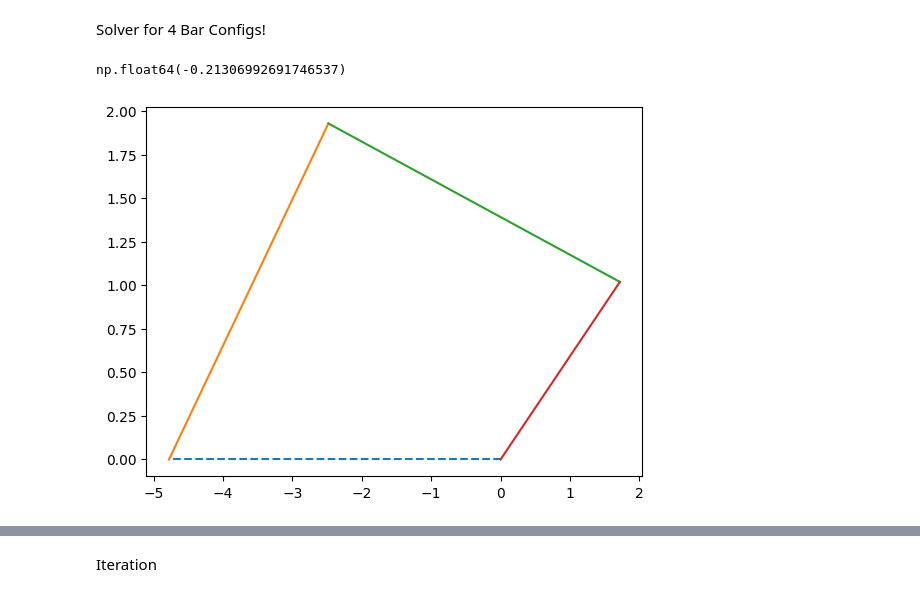
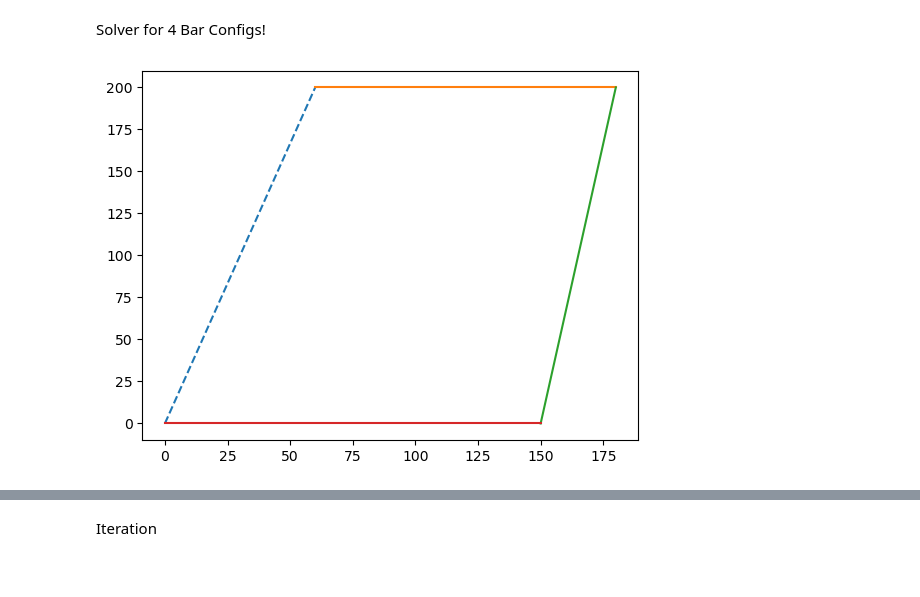
Before and after one commit to i-Dyke/MOHRA, a Jupyter notebook: 4BarSolver.ipynb, the cells around one changed output, grey strips where cells are left out. Saved outputs shown, nothing was run; the diff lists cells and outputs as text; code cells hidden in the pictures.

```diff
--- a/4BarSolver.ipynb
+++ b/4BarSolver.ipynb
@@ -6,21 +11,28 @@ import numpy as np
 # %%
 # Inputs
 
-lengths = {'G': 4.78, # Ground
-           '1': 3, # Drive Link
-           '2': 4.3, # Connector Link
-           '3': 2, # Output Link
+ground_x = 200
+ground_y = 60
+ground_ang = float(np.angle(ground_x + ground_y*1j))
+
+lengths = {'G': float(np.abs(ground_x + ground_y*1j)), # Ground
+           '1': 120, # Drive Link
+           '2': 0, # Connector Link
+           '3': 150, # Output Link
            }
+lengths['2'] = float(np.abs(ground_x + (lengths['3'] - lengths['1'])*1j))
+
 angles = {'G': 180 * np.pi/180, # Required to be 180 to solve. Map if you wan other angles
-          '1': 40 * np.pi/180}
+          '1': np.pi/2 + ground_ang}
 omegas = {'G':0,
         '1': 1.5} # Rad/s
 alphas = {'G':0,
           '1':.4} # Rad/s
+
 config = True
 
 vectors = {'G': 0}
-vectors['G'] = len['G'] * np.exp(angles['G'] * 1j)
+vectors['G'] = lengths['G'] * np.exp(angles['G'] * 1j)
 vectors['1'] = lengths['1'] * np.exp(angles['1'] * 1j)
 # %%
 # Using the coordinate @ end of L1 to find the B & C Angles
@@ -47,26 +59,25 @@ vectors['3'] = unit_i * Bx + unit_j * By
 
 angles['2'] = np.angle(vectors['2'])
 angles['3'] = np.angle(vectors['3'])
-# %%
-angles['2']
-# %% [output]
-np.float64(-0.21306992691746537)
 # %%
 # Plotting
 curr = complex(0,0)
 for l in vectors.keys():
     prev = complex(curr)
     curr = curr + vectors[l]
     if l == "G":
         linestyle = "--"
     else:
         linestyle = ""
 
-    plt.plot([np.real(prev), np.real(curr)],
-             [np.imag(prev), np.imag(curr)],
+    prev_plt = prev * np.exp(-1j * (ground_ang + np.pi/2))
+    curr_plt = curr * np.exp(-1j * (ground_ang + np.pi/2))
+
+    plt.plot([np.real(prev_plt), np.real(curr_plt)],
+             [np.imag(prev_plt), np.imag(curr_plt)],
              linestyle)
 # %% [output]
-[figure, old version]
+[figure, new version]
 # %%
 staticLengths = np.array( [[np.imag(vectors['2']), np.imag(vectors['3'])],
                             [np.real(vectors['2']), np.real(vectors['3'])]])
```
Also changed, not shown: parts of 11 cells of this notebook, 1 other file.
